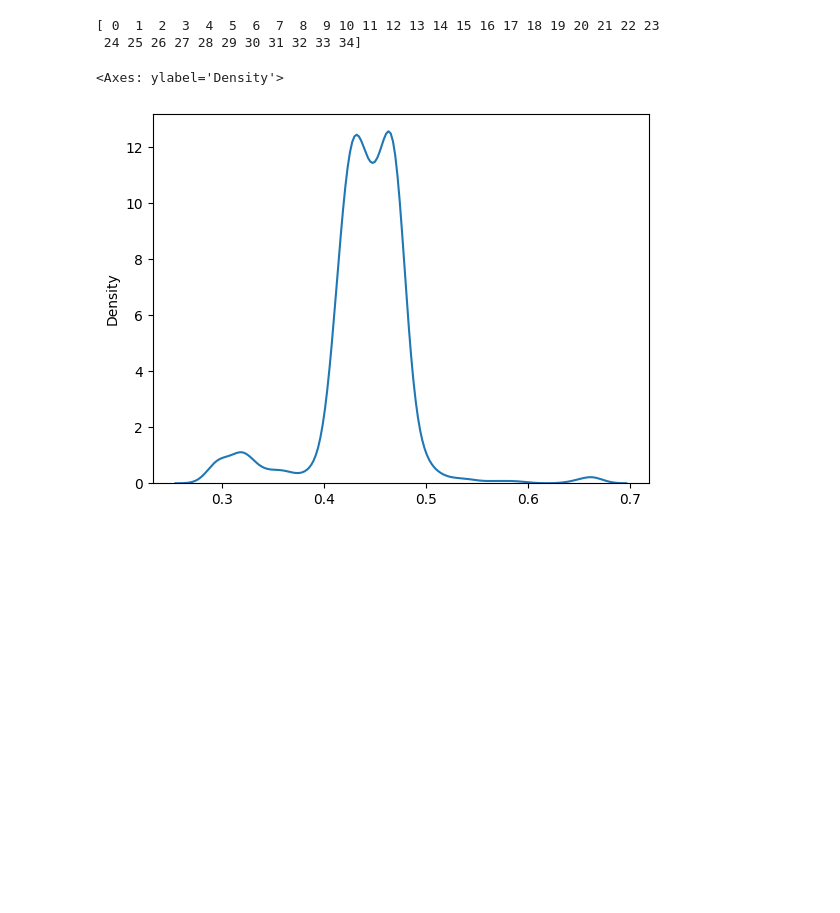
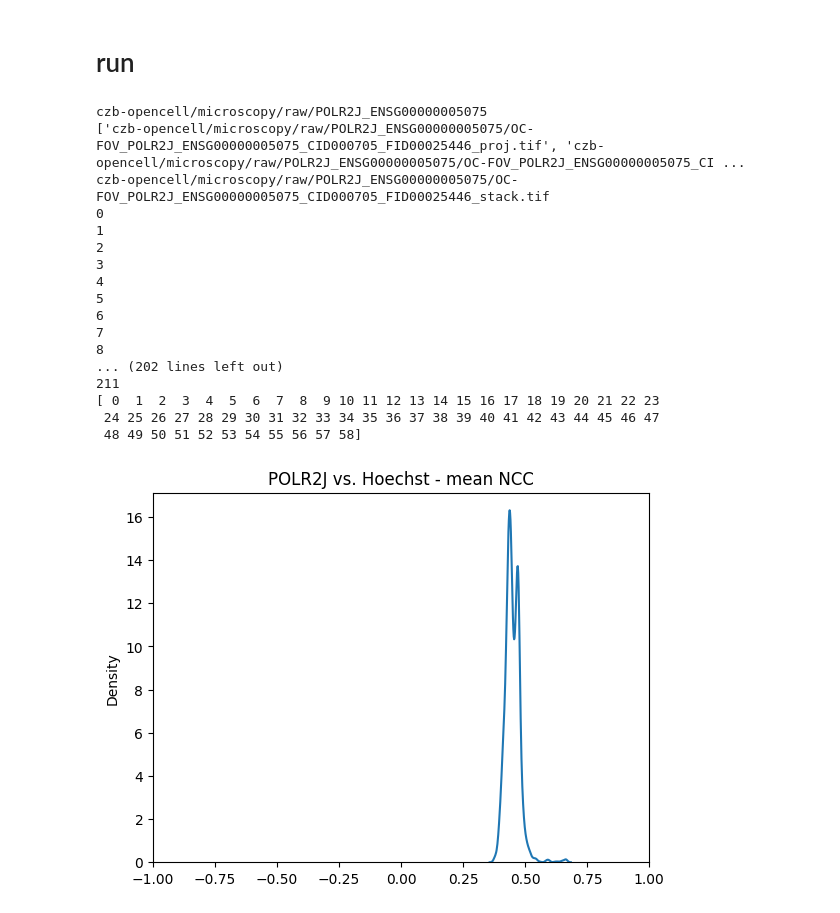
Before and after one commit to amulyagarimella/intranuclear-structures, a Jupyter notebook: by_cell_corr_general.ipynb, the cells around one changed output. Drawn from its saved outputs; the diff is of its cells as text; code cells hidden in the pictures; blank space fills up the shorter version.

Commit message:
image processing

```diff
--- a/by_cell_corr_general.ipynb
+++ b/by_cell_corr_general.ipynb
@@ -53,8 +56,3 @@ def get_cellpose_masks (array_img, diameter=90, cellprob_threshold=0.4):
     model = models.Cellpose(gpu=False, model_type='cyto')
     masks, flows, styles, diams = model.eval(array_img, do_3D=True, diameter=diameter, cellprob_threshold=cellprob_threshold, channels=[0,None])
     return masks
-# %%
-subunit = "POLR2F"
-subunit_imgs = get_stain_img(subunit)
-array_img = tiff_to_array(subunit_imgs[0])
-masks = get_cellpose_masks(array_img)
@@ -94,7 +74,7 @@ def cut_to_label_bounds (masks, label, array_img):
     cell_stack_c1 = array_img[1][bounds_0[0]:bounds_0[1],bounds_1[0]:bounds_1[1],bounds_2[0]:bounds_2[1]]
     return cell_stack_mask, cell_stack_c0, cell_stack_c1
 
-def correlate_by_frame (array_img, masks, fn, norm=False, flatten = False, mip=False, mip_axis = None, per_frame=True):
+def hoechst_v_stain (array_img, masks, fn, norm=False, flatten = False, mip=False, mip_axis = None, per_frame=True):
     cell_labels = np.unique(masks)
     print(cell_labels)
     # per_frame_corrs = []
@@ -162,13 +142,44 @@ def correlate_by_frame (array_img, masks, fn, norm=False, flatten = False, mip=F
             res = fn(c0_allframes,c1_allframes)
             results.append(res)
     return results
-# %%
-xcorrs = correlate_by_frame(array_img, masks, lambda a, b : np.mean(scipy.signal.correlate(a,b, mode="full")), norm=True, flatten = True, mip=False, per_frame = True)
-# %% [output]
-[ 0  1  2  3  4  5  6  7  8  9 10 11 12 13 14 15 16 17 18 19 20 21 22 23
- 24 25 26 27 28 29 30 31 32 33 34]
-# %%
-sns.kdeplot(np.hstack([np.hstack(x) for x in xcorrs]))
-# %% [output]
-<Axes: ylabel='Density'>
-[figure, removed]
+# %% [markdown]
+# run
+# %%
+res = {}
+s3 = s3fs.S3FileSystem(anon=True)
+subunits = [x.split("/")[-1].split("_")[0] for x in s3.ls(f"s3://czb-opencell/microscopy/raw/") if "POLR2" in x]
+# %%
+
+# subunits_left = [x for x in subunits if x not in res]
+for subunit in subunits:
+    subunit_imgs = get_stain_img(subunit)
+    array_img = tiff_to_array(subunit_imgs[0])
+    masks = get_cellpose_masks(array_img)
+    xcorrs = hoechst_v_stain(array_img, masks, lambda a, b : np.mean(scipy.signal.correlate(a,b, mode="full")), norm=True, flatten = True, mip=False, per_frame = True)
+    res[subunit] = array_img, masks, xcorrs
+    try:
+        sns.kdeplot(np.hstack([np.hstack(x) for x in xcorrs]))
+        plt.xlim(-1,1)
+        plt.title(f"{subunit} vs. Hoechst - mean NCC")
+        plt.show()
+    except:
+        continue
+# %% [output]
+czb-opencell/microscopy/raw/POLR2J_ENSG00000005075
+['czb-opencell/microscopy/raw/POLR2J_ENSG00000005075/OC-FOV_POLR2J_ENSG00000005075_CID000705_FID00025446_proj.tif', 'czb-opencell/microscopy/raw/POLR2J_ENSG00000005075/OC-FOV_POLR2J_ENSG00000005075_CI ...
+czb-opencell/microscopy/raw/POLR2J_ENSG00000005075/OC-FOV_POLR2J_ENSG00000005075_CID000705_FID00025446_stack.tif
+0
+1
+2
+3
+4
+5
+6
+7
+8
+... (202 lines left out)
+211
+[ 0  1  2  3  4  5  6  7  8  9 10 11 12 13 14 15 16 17 18 19 20 21 22 23
+ 24 25 26 27 28 29 30 31 32 33 34 35 36 37 38 39 40 41 42 43 44 45 46 47
+ 48 49 50 51 52 53 54 55 56 57 58]
+[figure, added]
```
Also changed, not shown: parts of 6 cells of this notebook, 2 other files.
